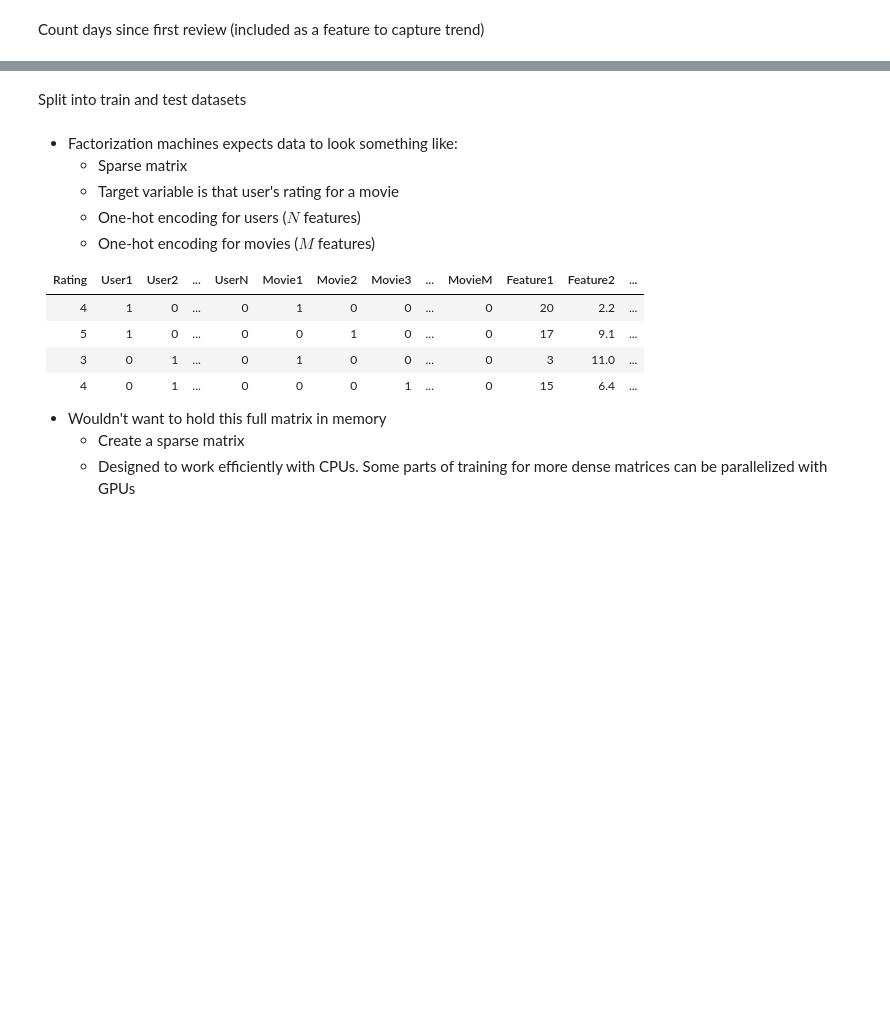
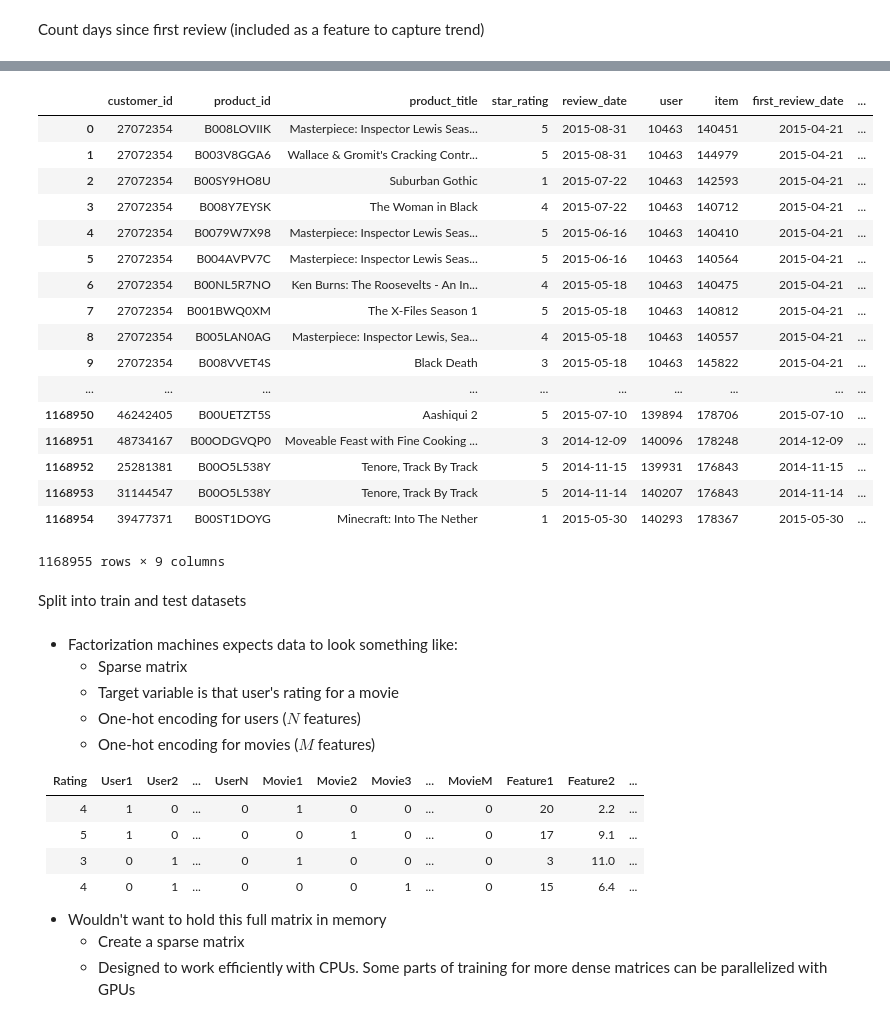
Before and after one commit to rumiio/sagemaker-rec-engine-demo, a Jupyter notebook: fm_amazon_recommender.ipynb, the cells around one changed output, grey strips where cells are left out. Saved outputs shown, nothing was run; the diff lists cells and outputs as text; code cells hidden in the pictures; blank space fills up the shorter version.

```diff
--- a/fm_amazon_recommender.ipynb
+++ b/fm_amazon_recommender.ipynb
@@ -125,7 +270,26 @@ reduced_df = reduced_df.merge(customer_first_date)
 reduced_df['days_since_first'] = (reduced_df['review_date'] - reduced_df['first_review_date']).dt.days
 reduced_df['days_since_first'] = reduced_df['days_since_first'].fillna(0)
 # %%
-reduced_df.head()
+reduced_df
+# %% [output]
+|  | customer_id | product_id | product_title | star_rating | review_date | user | item | first_review_date | ... |
+| 0 | 27072354 | B008LOVIIK | Masterpiece: Inspector Lewis Seas... | 5 | 2015-08-31 | 10463 | 140451 | 2015-04-21 | ... |
+| 1 | 27072354 | B003V8GGA6 | Wallace & Gromit's Cracking Contr... | 5 | 2015-08-31 | 10463 | 144979 | 2015-04-21 | ... |
+| 2 | 27072354 | B00SY9HO8U | Suburban Gothic | 1 | 2015-07-22 | 10463 | 142593 | 2015-04-21 | ... |
+| 3 | 27072354 | B008Y7EYSK | The Woman in Black | 4 | 2015-07-22 | 10463 | 140712 | 2015-04-21 | ... |
+| 4 | 27072354 | B0079W7X98 | Masterpiece: Inspector Lewis Seas... | 5 | 2015-06-16 | 10463 | 140410 | 2015-04-21 | ... |
+| 5 | 27072354 | B004AVPV7C | Masterpiece: Inspector Lewis Seas... | 5 | 2015-06-16 | 10463 | 140564 | 2015-04-21 | ... |
+| 6 | 27072354 | B00NL5R7NO | Ken Burns: The Roosevelts - An In... | 4 | 2015-05-18 | 10463 | 140475 | 2015-04-21 | ... |
+| 7 | 27072354 | B001BWQ0XM | The X-Files Season 1 | 5 | 2015-05-18 | 10463 | 140812 | 2015-04-21 | ... |
+| 8 | 27072354 | B005LAN0AG | Masterpiece: Inspector Lewis, Sea... | 4 | 2015-05-18 | 10463 | 140557 | 2015-04-21 | ... |
+| 9 | 27072354 | B008VVET4S | Black Death | 3 | 2015-05-18 | 10463 | 145822 | 2015-04-21 | ... |
+| ... | ... | ... | ... | ... | ... | ... | ... | ... | ... |
+| 1168950 | 46242405 | B00UETZT5S | Aashiqui 2 | 5 | 2015-07-10 | 139894 | 178706 | 2015-07-10 | ... |
+| 1168951 | 48734167 | B00ODGVQP0 | Moveable Feast with Fine Cooking ... | 3 | 2014-12-09 | 140096 | 178248 | 2014-12-09 | ... |
+| 1168952 | 25281381 | B00O5L538Y | Tenore, Track By Track | 5 | 2014-11-15 | 139931 | 176843 | 2014-11-15 | ... |
+| 1168953 | 31144547 | B00O5L538Y | Tenore, Track By Track | 5 | 2014-11-14 | 140207 | 176843 | 2014-11-14 | ... |
+| 1168954 | 39477371 | B00ST1DOYG | Minecraft: Into The Nether | 1 | 2015-05-30 | 140293 | 178367 | 2015-05-30 | ... |
+1168955 rows × 9 columns
 # %% [markdown]
 Split into train and test datasets
 # %%
```
Also changed, not shown: parts of 34 cells of this notebook, 1 other file.
